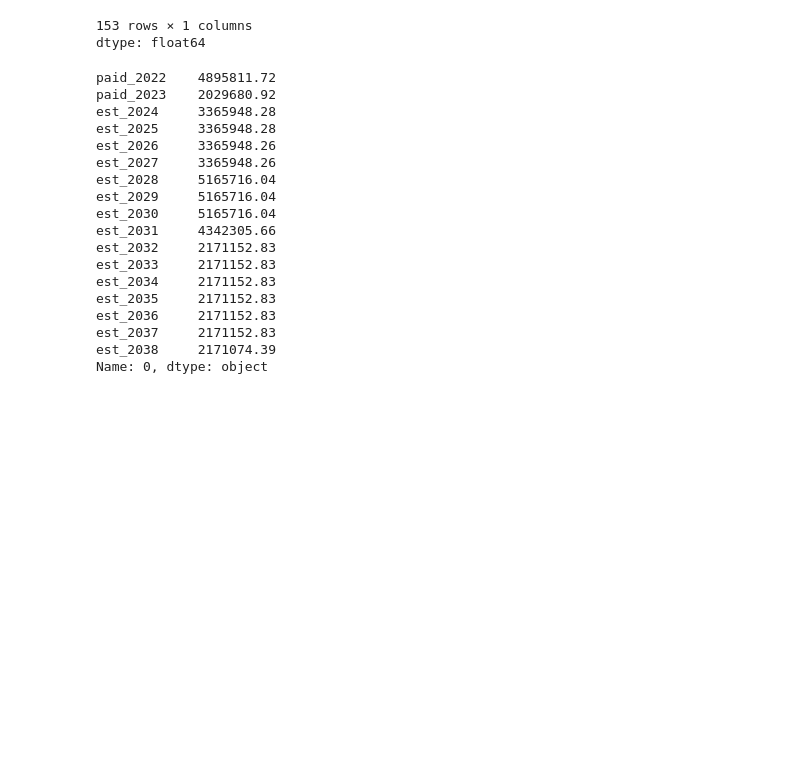
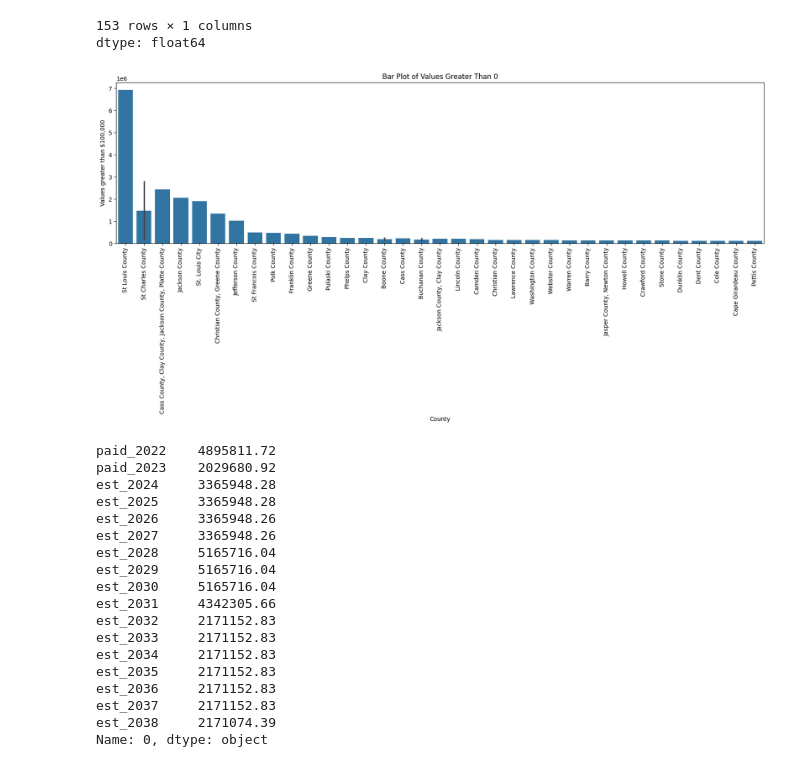
Before and after one commit to gabbycjames/Opioid_Settlements, a Jupyter notebook: Opioid_Settlements.ipynb, the cells around one changed output. Cells and saved outputs as stored; diff of their text form; code cells hidden in the pictures; blank space fills up the shorter version.

```diff
--- a/Opioid_Settlements.ipynb
+++ b/Opioid_Settlements.ipynb
@@ -144,6 +144,19 @@ df['total_paid'].sort_values(ascending=False)
 | 152 | 0.00 |
 153 rows × 1 columns
 dtype: float64
+# %%
+filtered_data = df[df['total_paid'] > 100000]
+
+# Plot the filtered data using Seaborn
+plt.figure(figsize=(20, 5))
+sns.barplot(x=filtered_data['county'], y=filtered_data['total_paid'])
+plt.xticks(rotation=90)
+plt.xlabel('County')
+plt.ylabel('Values greater than $100,000')
+plt.title('Bar Plot of Values Greater Than 0')
+plt.show()
+# %% [output]
+[figure, added]
 # %%
 row = df.iloc[0, 5:]
 # %%
```
Also changed, not shown: parts of 6 cells of this notebook.
